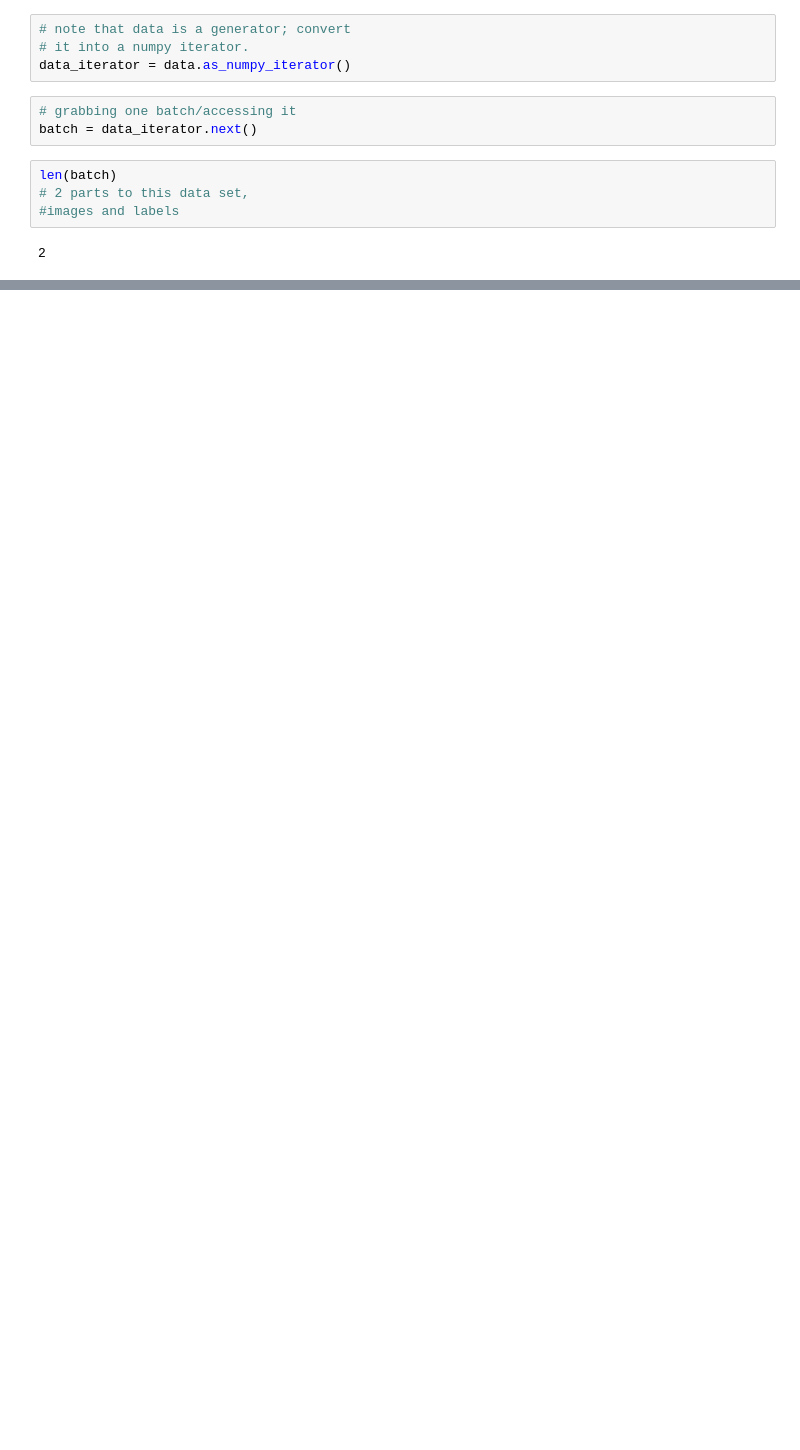
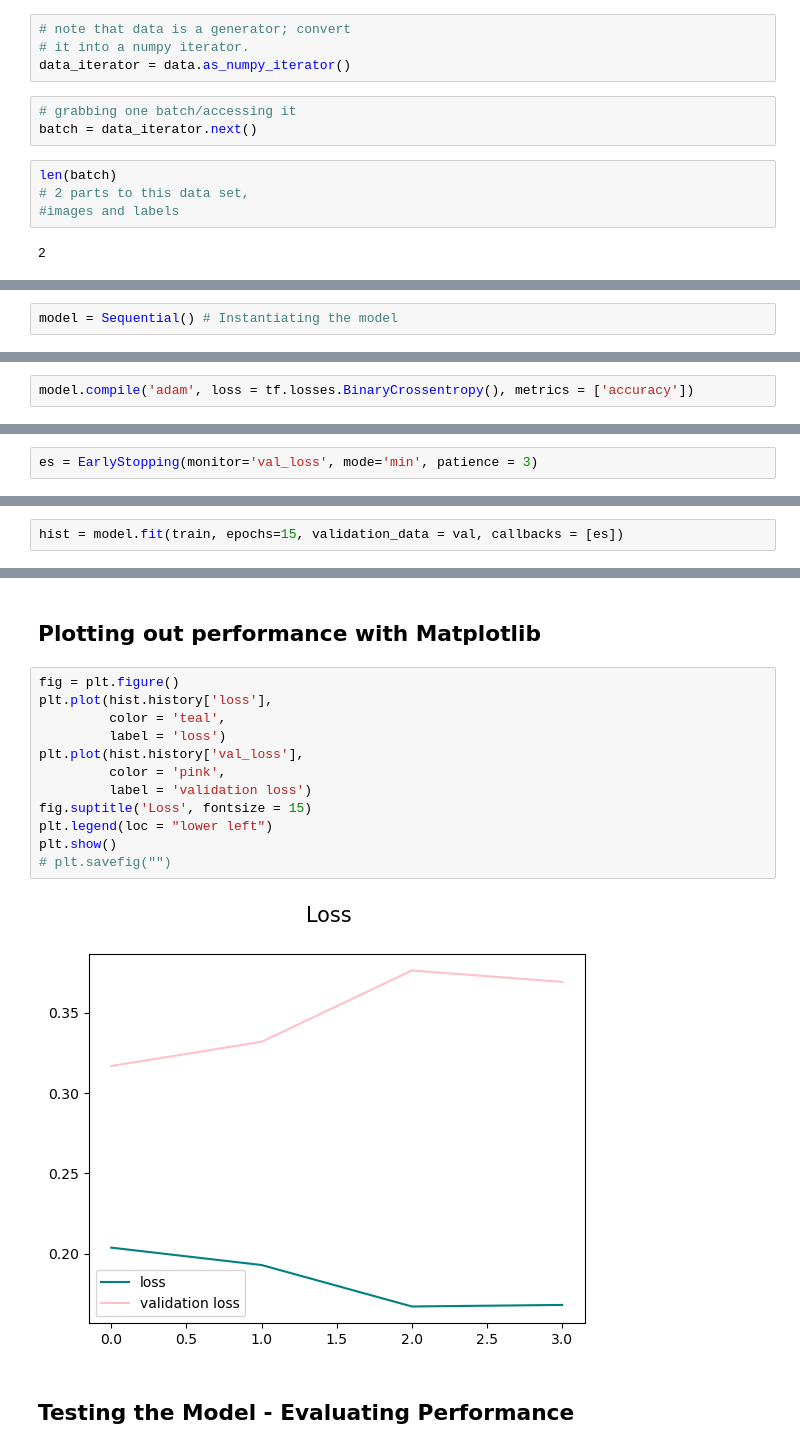
Before and after one commit to shilohchiu/Byte-Me, a Jupyter notebook: model.ipynb, the cells around one changed output, grey strips where cells are left out. Cells and saved outputs as stored; diff of their text form; blank space fills up the shorter version.

Commit message:
finished training deep learning model

```diff
--- a/model.ipynb
+++ b/model.ipynb
@@ -125,0 +183,2 @@ len(batch)
+# %%
+model = Sequential() # Instantiating the model
@@ -125,0 +232,2 @@ len(batch)
+# %%
+model.compile('adam', loss = tf.losses.BinaryCrossentropy(), metrics = ['accuracy'])
@@ -125,0 +265,2 @@ len(batch)
+# %%
+es = EarlyStopping(monitor='val_loss', mode='min', patience = 3)
@@ -125,0 +269,2 @@ len(batch)
+# %%
+hist = model.fit(train, epochs=15, validation_data = val, callbacks = [es])
@@ -125,0 +299,18 @@ len(batch)
+# %% [markdown]
+## Plotting out performance with Matplotlib
+# %%
+fig = plt.figure()
+plt.plot(hist.history['loss'],
+         color = 'teal',
+         label = 'loss')
+plt.plot(hist.history['val_loss'],
+         color = 'pink',
+         label = 'validation loss')
+fig.suptitle('Loss', fontsize = 15)
+plt.legend(loc = "lower left")
+plt.show()
+# plt.savefig("")
+# %% [output]
+[figure, added]
+# %% [markdown]
+## Testing the Model - Evaluating Performance
```
Also changed, not shown: parts of 52 cells of this notebook, 25 other files.
